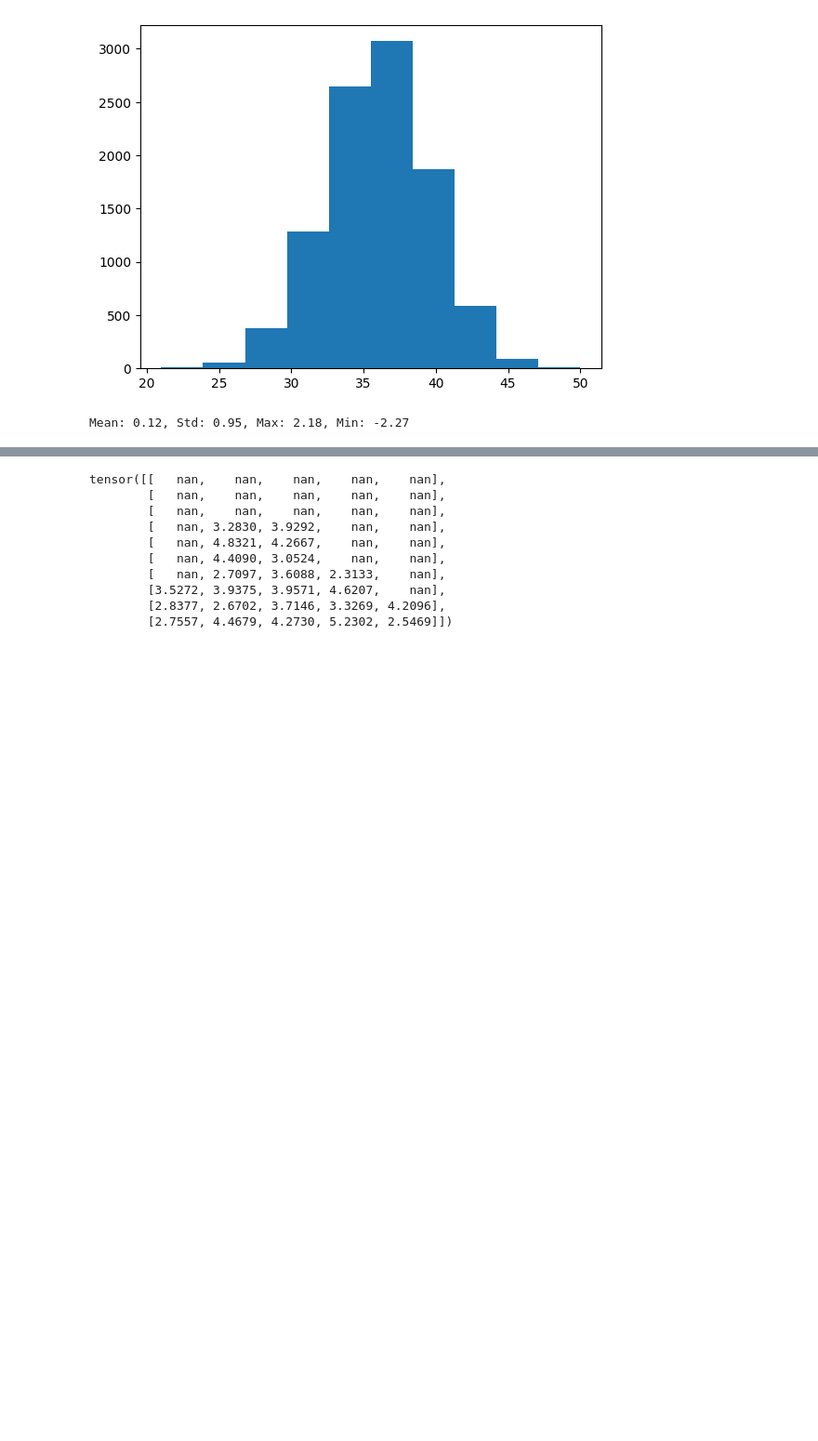
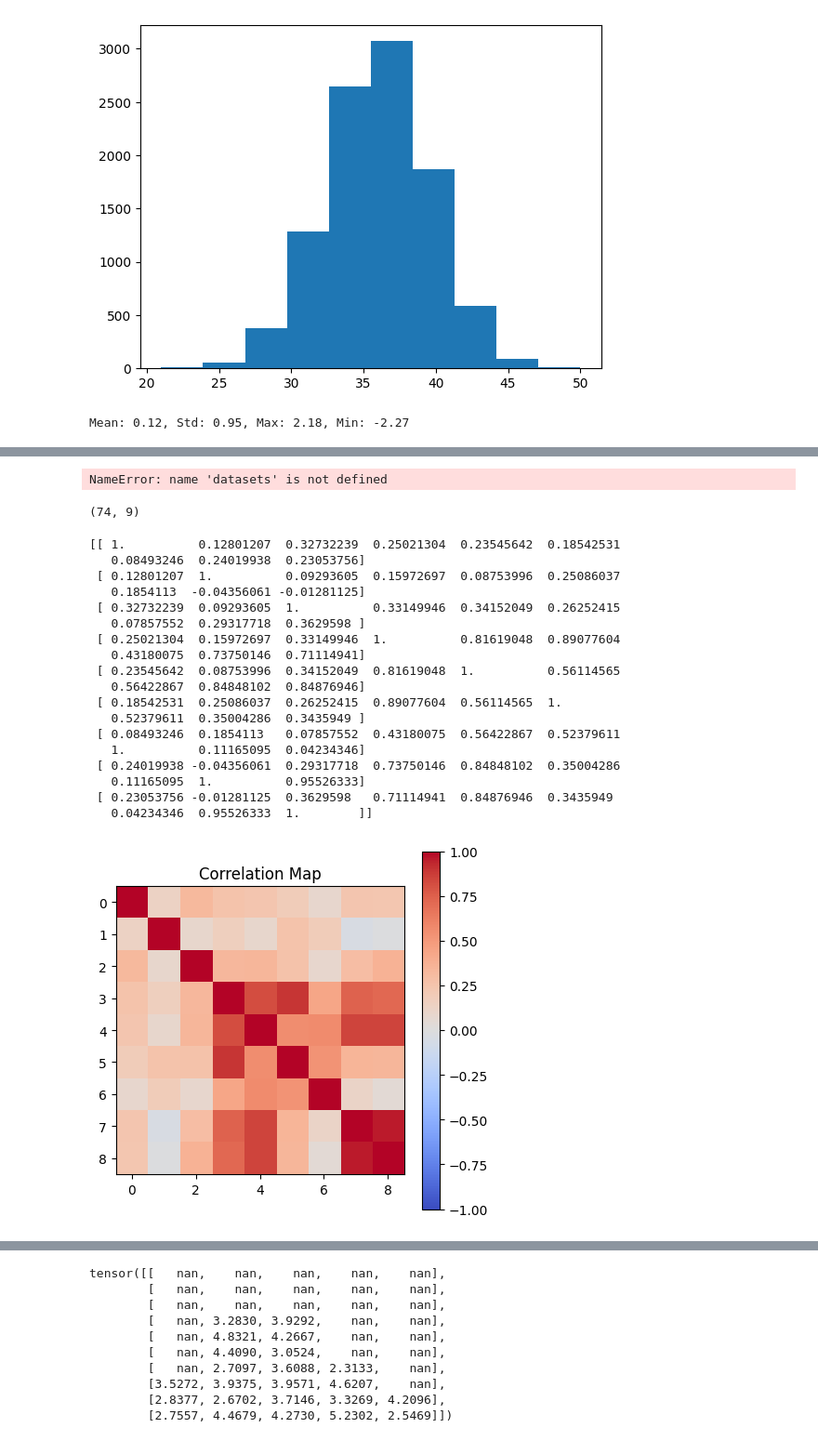
Before and after one commit to jacobf18/tabular, a Jupyter notebook: mcpfn/tests.ipynb, the cells around one changed output, grey strips where cells are left out. Shown: that part at 93% size. Drawn from its saved outputs; the diff is of its cells as text; code cells hidden in the pictures; blank space fills up the shorter version.

```diff
--- a/mcpfn/tests.ipynb
+++ b/mcpfn/tests.ipynb
@@ -453,0 +546,53 @@ Mean: 0.12, Std: 0.95, Max: 2.18, Min: -2.27
+# %%
+for X, name, did in datasets:
+    print(name)
+# %% [output]
+NameError: name 'datasets' is not defined
+# %%
+gviolence = datasets[1]
+X, name, did = gviolence
+X = X.cpu().numpy()
+print(X.shape)
+# %% [output]
+(74, 9)
+# %%
+# Create a correlation map between the columns of the dataset
+
+import numpy as np
+import pandas as pd
+import matplotlib.pyplot as plt
+
+# Load the dataset
+X, name, did = datasets[1]
+X = X.cpu().numpy()
+
+# Create a correlation map
+corr_map = np.corrcoef(X, rowvar=False)
+print(corr_map)
+
+# Plot the correlation map
+plt.figure(figsize=(5, 5))
+plt.imshow(corr_map, cmap='coolwarm', vmin=-1, vmax=1)
+plt.colorbar()
+plt.title('Correlation Map')
+plt.show()
+# %% [output]
+[[ 1.          0.12801207  0.32732239  0.25021304  0.23545642  0.18542531
+   0.08493246  0.24019938  0.23053756]
+ [ 0.12801207  1.          0.09293605  0.15972697  0.08753996  0.25086037
+   0.1854113  -0.04356061 -0.01281125]
+ [ 0.32732239  0.09293605  1.          0.33149946  0.34152049  0.26252415
+   0.07857552  0.29317718  0.3629598 ]
+ [ 0.25021304  0.15972697  0.33149946  1.          0.81619048  0.89077604
+   0.43180075  0.73750146  0.71114941]
+ [ 0.23545642  0.08753996  0.34152049  0.81619048  1.          0.56114565
+   0.56422867  0.84848102  0.84876946]
+ [ 0.18542531  0.25086037  0.26252415  0.89077604  0.56114565  1.
+   0.52379611  0.35004286  0.3435949 ]
+ [ 0.08493246  0.1854113   0.07857552  0.43180075  0.56422867  0.52379611
+   1.          0.11165095  0.04234346]
+ [ 0.24019938 -0.04356061  0.29317718  0.73750146  0.84848102  0.35004286
+   0.11165095  1.          0.95526333]
+ [ 0.23053756 -0.01281125  0.3629598   0.71114941  0.84876946  0.3435949
+   0.04234346  0.95526333  1.        ]]
+[figure, added]
```
Also changed, not shown: parts of 9 cells of this notebook.
